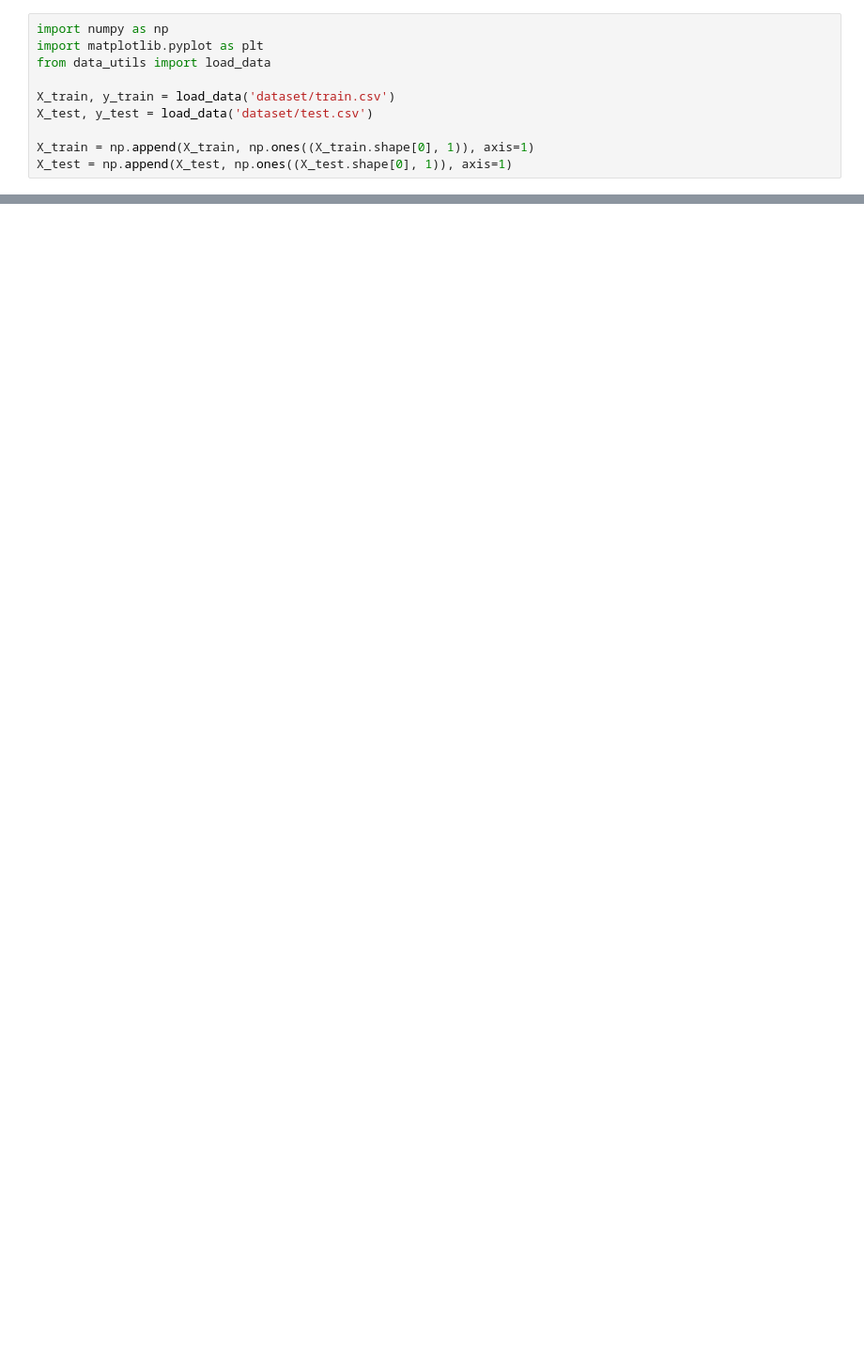
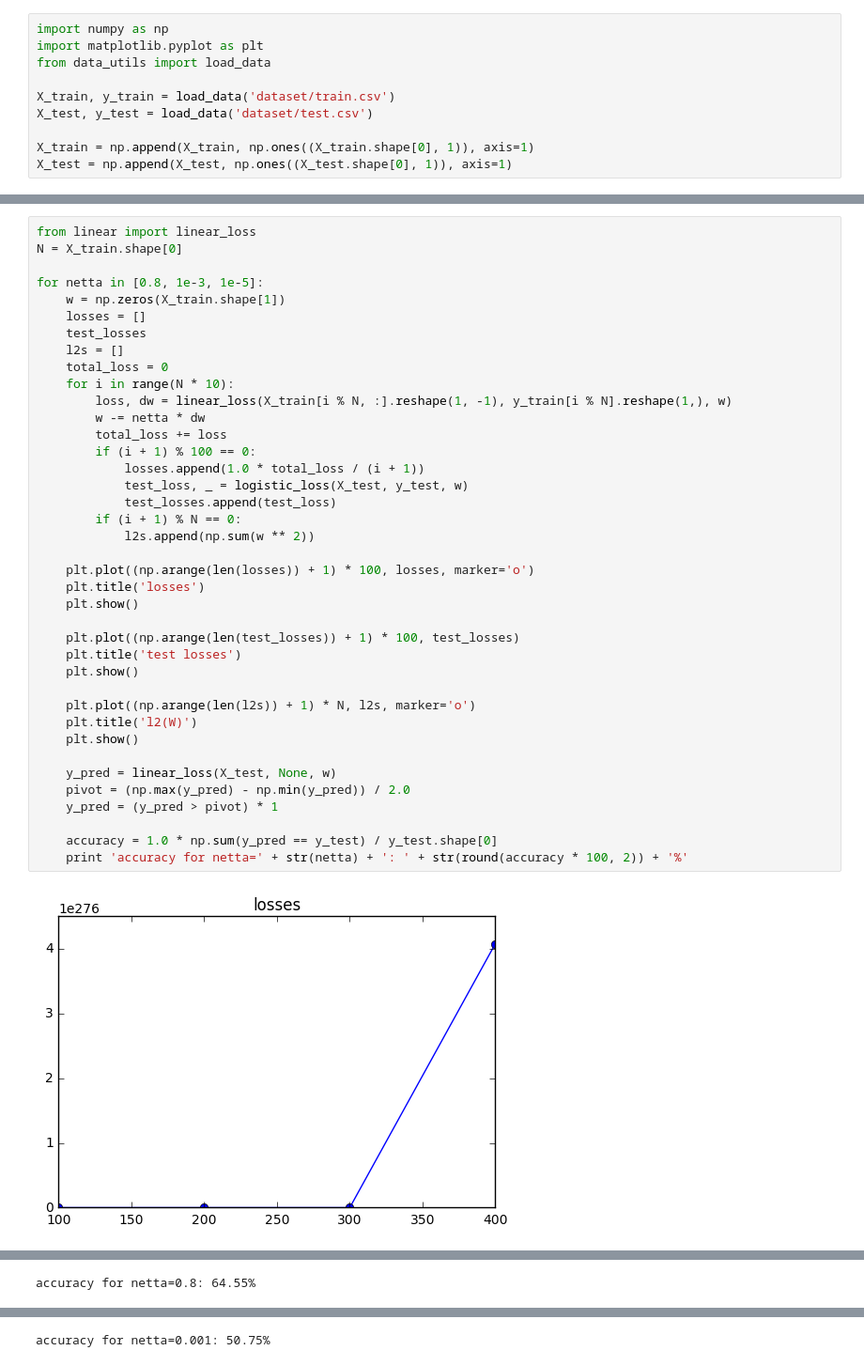
Before and after one commit to ayush29feb/cse446, a Jupyter notebook: assignment2/Logistic Regression.ipynb, the cells around one changed output, grey strips where cells are left out. Shown at 94% size. Drawn from its saved outputs; the diff is of its cells as text; blank space fills up the shorter version.

```diff
--- a/assignment2/Logistic Regression.ipynb
+++ b/assignment2/Logistic Regression.ipynb
@@ -44,0 +56,41 @@ for netta=1e-05: 64.55%
+# %%
+from linear import linear_loss
+N = X_train.shape[0]
+
+for netta in [0.8, 1e-3, 1e-5]:
+    w = np.zeros(X_train.shape[1])
+    losses = []
+    test_losses
+    l2s = []
+    total_loss = 0
+    for i in range(N * 10):
+        loss, dw = linear_loss(X_train[i % N, :].reshape(1, -1), y_train[i % N].reshape(1,), w)
+        w -= netta * dw
+        total_loss += loss
+        if (i + 1) % 100 == 0:
+            losses.append(1.0 * total_loss / (i + 1))
+            test_loss, _ = logistic_loss(X_test, y_test, w)
+            test_losses.append(test_loss)
+        if (i + 1) % N == 0:
+            l2s.append(np.sum(w ** 2))
+
+    plt.plot((np.arange(len(losses)) + 1) * 100, losses, marker='o')
+    plt.title('losses')
+    plt.show()
+
+    plt.plot((np.arange(len(test_losses)) + 1) * 100, test_losses)
+    plt.title('test losses')
+    plt.show()
+
+    plt.plot((np.arange(len(l2s)) + 1) * N, l2s, marker='o')
+    plt.title('l2(W)')
+    plt.show()
+
+    y_pred = linear_loss(X_test, None, w)
+    pivot = (np.max(y_pred) - np.min(y_pred)) / 2.0
+    y_pred = (y_pred > pivot) * 1
+
+    accuracy = 1.0 * np.sum(y_pred == y_test) / y_test.shape[0]
+    print 'accuracy for netta=' + str(netta) + ': ' + str(round(accuracy * 100, 2)) + '%'
+# %% [output]
+[figure, added]
@@ -44,0 +99 @@ for netta=1e-05: 64.55%
+accuracy for netta=0.8: 64.55%
@@ -44,0 +103 @@ for netta=1e-05: 64.55%
+accuracy for netta=0.001: 50.75%
```
Also changed, not shown: parts of 2 cells of this notebook.
